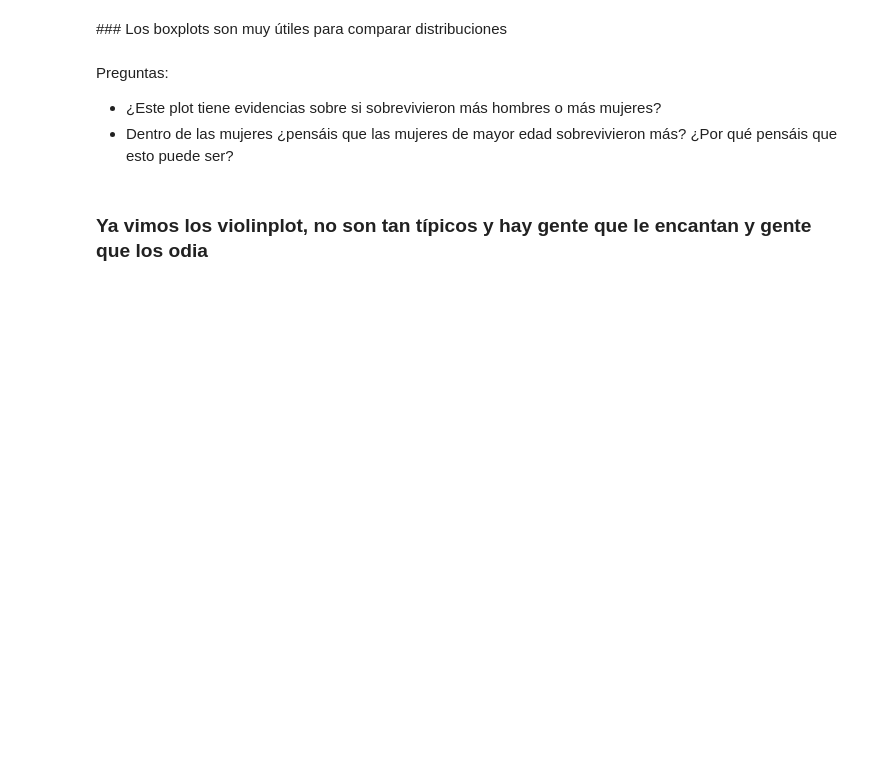
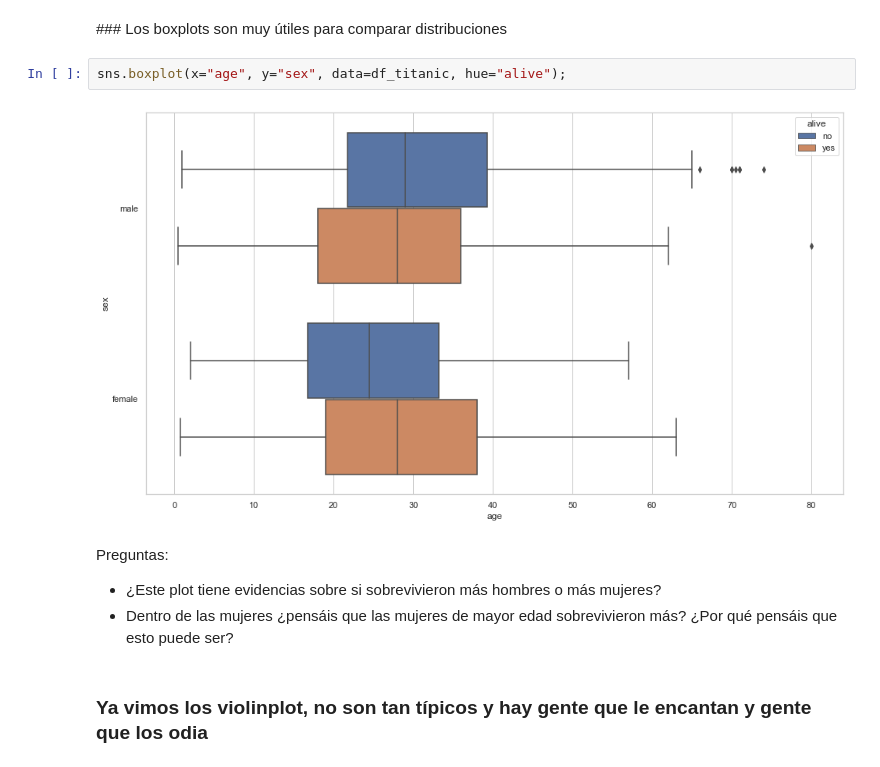
Before and after one commit to Ironhack-Data-Madrid-Octubre-2021/apuntes_clase, a Jupyter notebook: semana_05/02 - Intro estadística.ipynb, the cells around one changed output. Saved outputs shown, nothing was run; the diff lists cells and outputs as text; blank space fills up the shorter version.

```diff
--- a/semana_05/02 - Intro estadística.ipynb
+++ b/semana_05/02 - Intro estadística.ipynb
@@ -509,5 +554,9 @@ Una representación útil de una distribución que utiliza los percentiles es el
 # %% [markdown]
 ### Los boxplots son muy útiles para comparar distribuciones
+# %%
+sns.boxplot(x="age", y="sex", data=df_titanic, hue="alive");
+# %% [output]
+[figure, added]
 # %% [markdown]
 Preguntas:
 * ¿Este plot tiene evidencias sobre si sobrevivieron más hombres o más mujeres?
```
Also changed, not shown: parts of 12 cells of this notebook.
